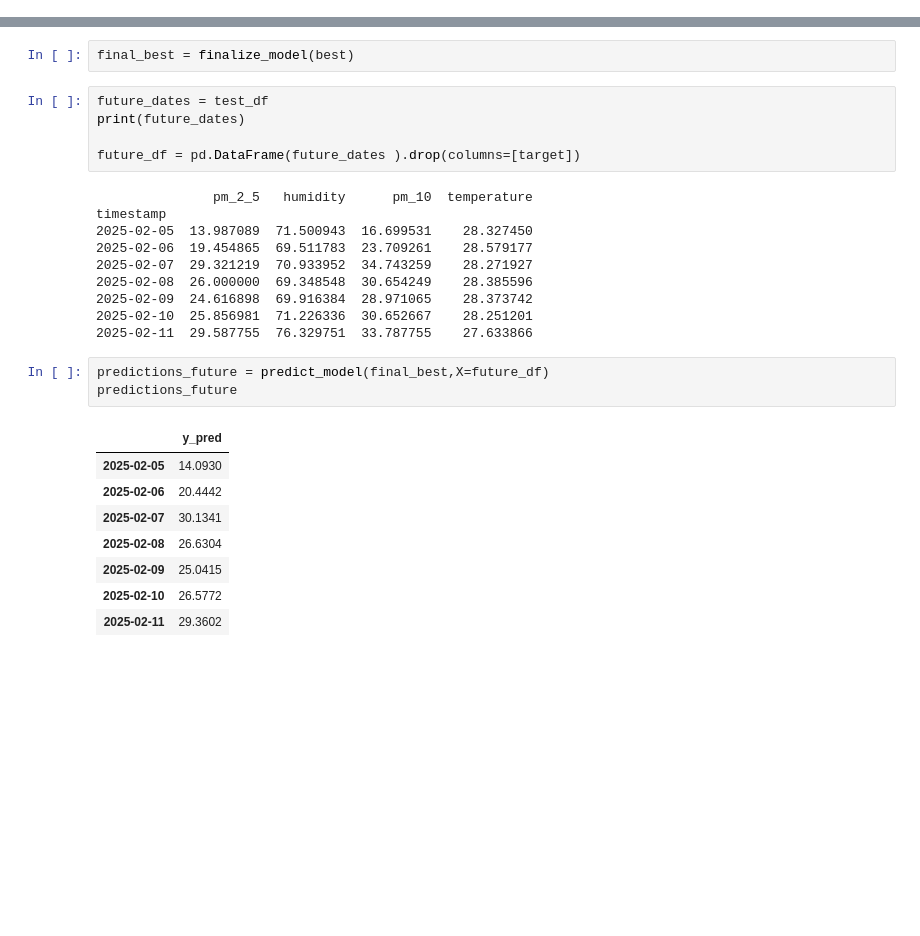
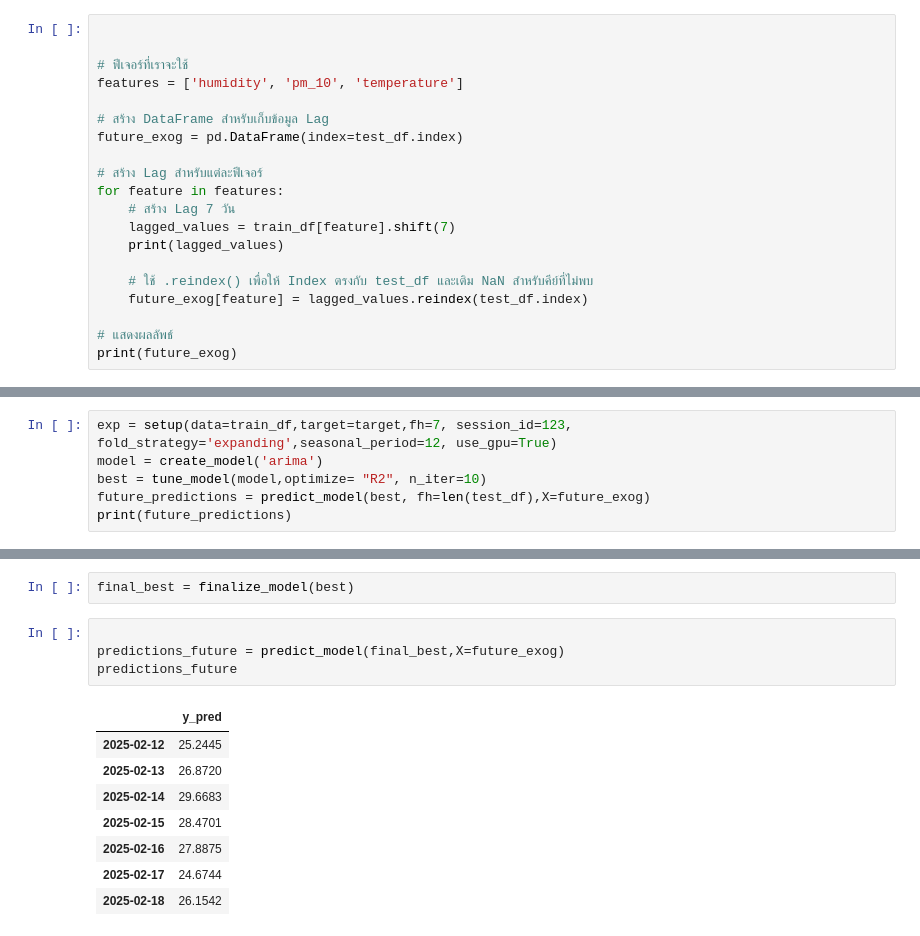
Before and after one commit to KIM2548TH/termproject1-2_cleandata, a Jupyter notebook: test2_kim.ipynb, the cells around one changed output, grey strips where cells are left out. Drawn from its saved outputs; the diff is of its cells as text; blank space fills up the shorter version.

Commit message:
fix models 1

```diff
--- a/test2_kim.ipynb
+++ b/test2_kim.ipynb
@@ -138,0 +71,20 @@ print(future_predictions)
+# %%
+
+
+# ฟีเจอร์ที่เราจะใช้
+features = ['humidity', 'pm_10', 'temperature']
+
+# สร้าง DataFrame สำหรับเก็บข้อมูล Lag
+future_exog = pd.DataFrame(index=test_df.index)
+
+# สร้าง Lag สำหรับแต่ละฟีเจอร์
+for feature in features:
+    # สร้าง Lag 7 วัน
+    lagged_values = train_df[feature].shift(7)
+    print(lagged_values)
+
+    # ใช้ .reindex() เพื่อให้ Index ตรงกับ test_df และเติม NaN สำหรับคีย์ที่ไม่พบ
+    future_exog[feature] = lagged_values.reindex(test_df.index)
+
+# แสดงผลลัพธ์
+print(future_exog)
@@ -138,0 +109,6 @@ print(future_predictions)
+# %%
+exp = setup(data=train_df,target=target,fh=7, session_id=123, fold_strategy='expanding',seasonal_period=12, use_gpu=True)
+model = create_model('arima')
+best = tune_model(model,optimize= "R2", n_iter=10)
+future_predictions = predict_model(best, fh=len(test_df),X=future_exog)
+print(future_predictions)
@@ -139,29 +170,15 @@ print(future_predictions)
 # %%
 final_best = finalize_model(best)
-# %%
-future_dates = test_df
-print(future_dates)
-
-future_df = pd.DataFrame(future_dates ).drop(columns=[target])
-# %% [output]
-               pm_2_5   humidity      pm_10  temperature
-timestamp
-2025-02-05  13.987089  71.500943  16.699531    28.327450
-2025-02-06  19.454865  69.511783  23.709261    28.579177
-2025-02-07  29.321219  70.933952  34.743259    28.271927
-2025-02-08  26.000000  69.348548  30.654249    28.385596
-2025-02-09  24.616898  69.916384  28.971065    28.373742
-2025-02-10  25.856981  71.226336  30.652667    28.251201
-2025-02-11  29.587755  76.329751  33.787755    27.633866
 # %%
-predictions_future = predict_model(final_best,X=future_df)
+
+predictions_future = predict_model(final_best,X=future_exog)
 predictions_future
 # %% [output]
 |  | y_pred |
-| 2025-02-05 | 14.0930 |
-| 2025-02-06 | 20.4442 |
-| 2025-02-07 | 30.1341 |
-| 2025-02-08 | 26.6304 |
-| 2025-02-09 | 25.0415 |
-| 2025-02-10 | 26.5772 |
-| 2025-02-11 | 29.3602 |
+| 2025-02-12 | 25.2445 |
+| 2025-02-13 | 26.8720 |
+| 2025-02-14 | 29.6683 |
+| 2025-02-15 | 28.4701 |
+| 2025-02-16 | 27.8875 |
+| 2025-02-17 | 24.6744 |
+| 2025-02-18 | 26.1542 |
```
Also changed, not shown: parts of 9 cells of this notebook, 1 other file.
